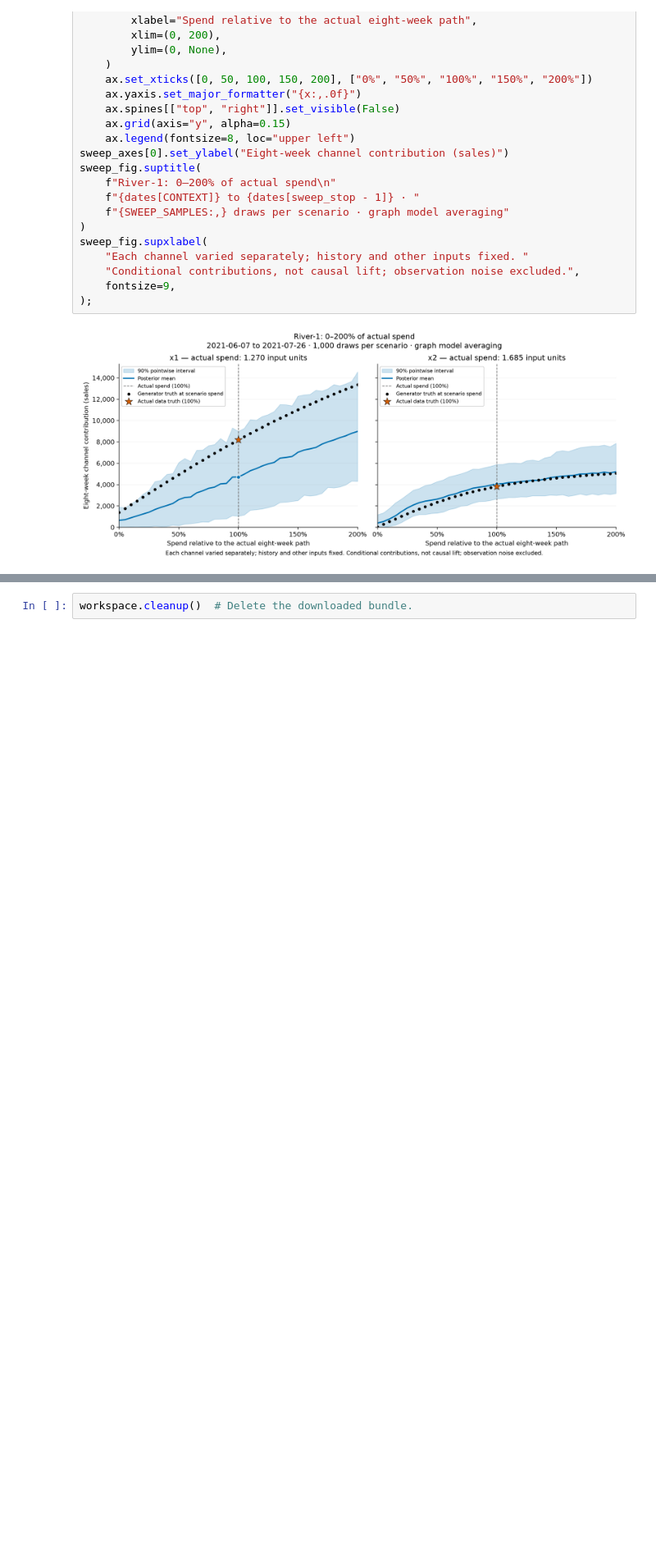
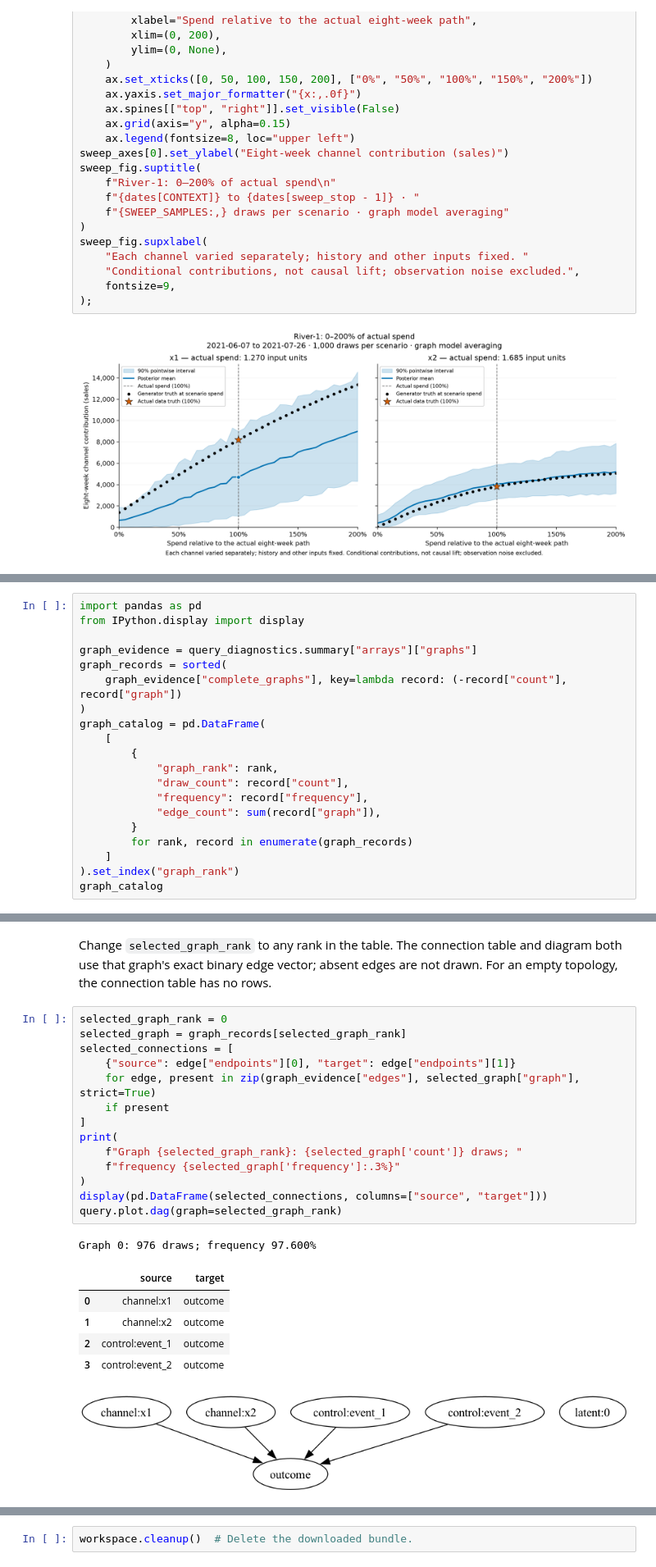
Before and after one commit to pymc-labs/pymc-mfm, a Jupyter notebook: examples/river_1_quickstart.ipynb, the cells around one changed output, grey strips where cells are left out. Shown at 82% size. Drawn from its saved outputs; the diff is of its cells as text; blank space fills up the shorter version.

```diff
--- a/examples/river_1_quickstart.ipynb
+++ b/examples/river_1_quickstart.ipynb
@@ -480,0 +513,20 @@ sweep_fig.supxlabel(
+# %%
+import pandas as pd
+from IPython.display import display
+
+graph_evidence = query_diagnostics.summary["arrays"]["graphs"]
+graph_records = sorted(
+    graph_evidence["complete_graphs"], key=lambda record: (-record["count"], record["graph"])
+)
+graph_catalog = pd.DataFrame(
+    [
+        {
+            "graph_rank": rank,
+            "draw_count": record["count"],
+            "frequency": record["frequency"],
+            "edge_count": sum(record["graph"]),
+        }
+        for rank, record in enumerate(graph_records)
+    ]
+).set_index("graph_rank")
+graph_catalog
@@ -480,0 +540,26 @@ sweep_fig.supxlabel(
+# %% [markdown]
+Change `selected_graph_rank` to any rank in the table. The connection table and diagram both
+use that graph's exact binary edge vector; absent edges are not drawn. For an empty topology,
+the connection table has no rows.
+# %%
+selected_graph_rank = 0
+selected_graph = graph_records[selected_graph_rank]
+selected_connections = [
+    {"source": edge["endpoints"][0], "target": edge["endpoints"][1]}
+    for edge, present in zip(graph_evidence["edges"], selected_graph["graph"], strict=True)
+    if present
+]
+print(
+    f"Graph {selected_graph_rank}: {selected_graph['count']} draws; "
+    f"frequency {selected_graph['frequency']:.3%}"
+)
+display(pd.DataFrame(selected_connections, columns=["source", "target"]))
+query.plot.dag(graph=selected_graph_rank)
+# %% [output]
+Graph 0: 976 draws; frequency 97.600%
+|  | source | target |
+| 0 | channel:x1 | outcome |
+| 1 | channel:x2 | outcome |
+| 2 | control:event_1 | outcome |
+| 3 | control:event_2 | outcome |
+[figure, added]
```
Also changed, not shown: parts of 10 cells of this notebook, 20 other files.
